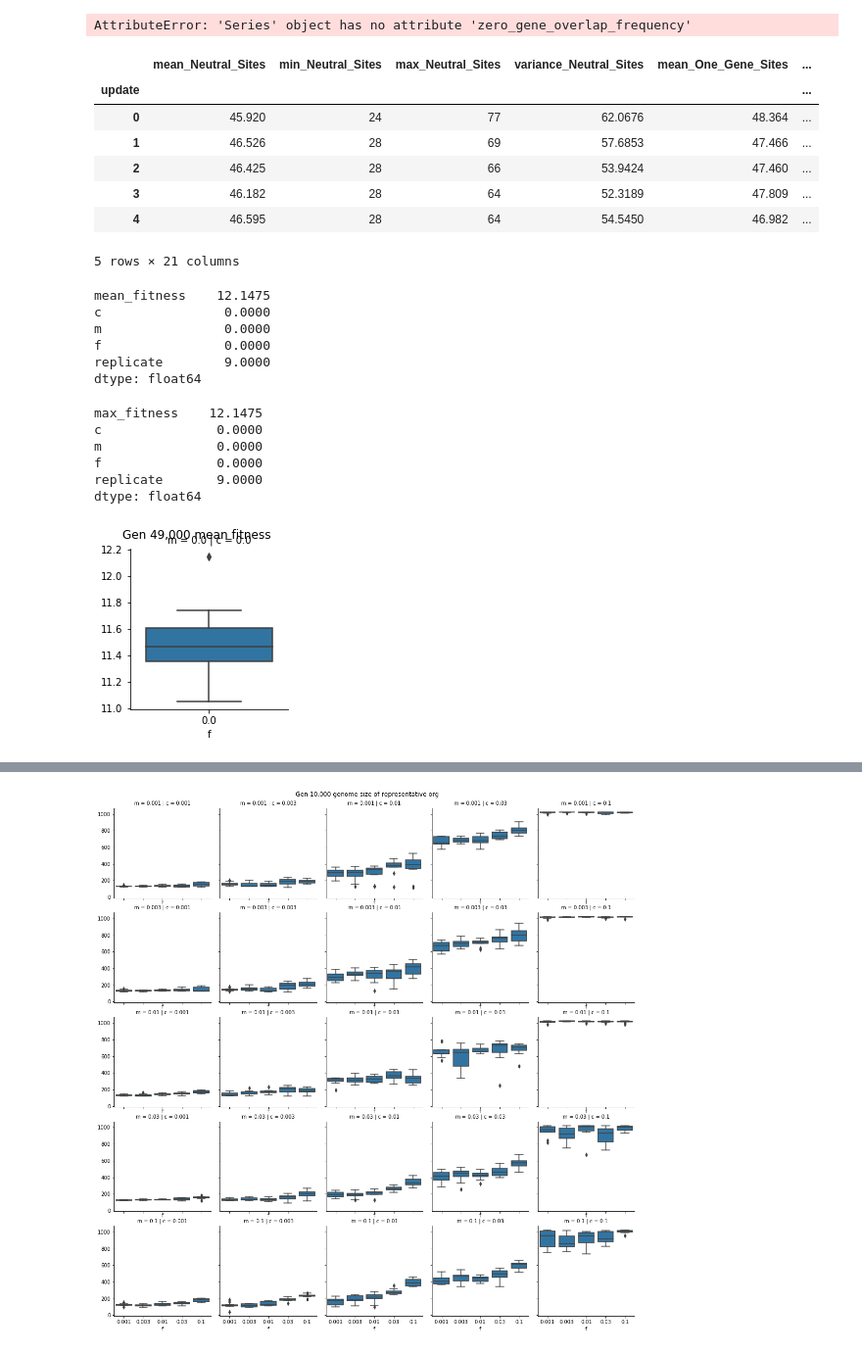
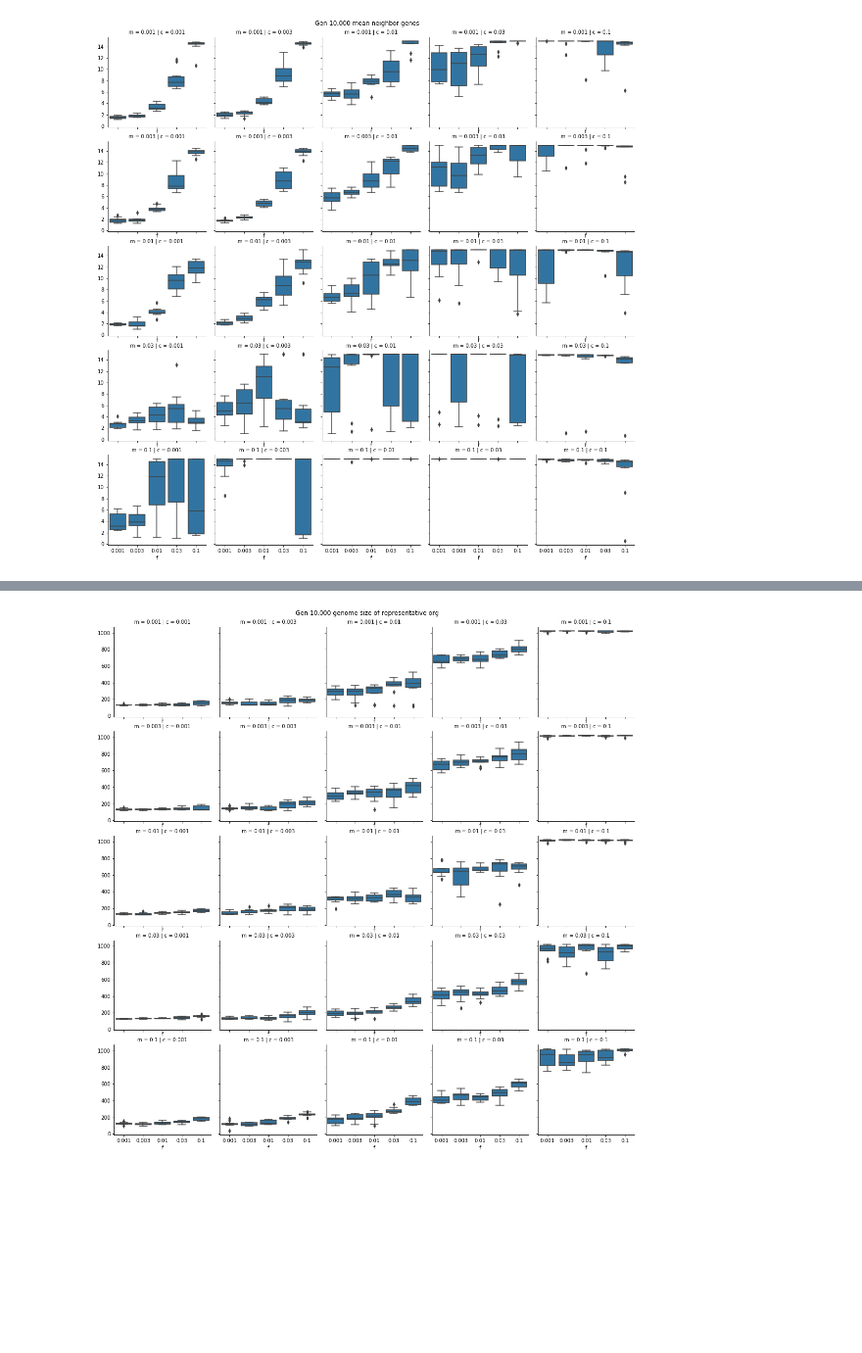
Before and after one commit to leg2015/Aagos, a Jupyter notebook: scripts/DataVis.ipynb, the cells around one changed output, grey strips where cells are left out. Shown at 98% size. Drawn from its saved outputs; the diff is of its cells as text; code cells hidden in the pictures; blank space fills up the shorter version.

Commit message:
changed snapshot cleaning script to allow for option to only pick orgs from final gen. Also cleaned up data vis script. #11 #10

```diff
--- a/scripts/DataVis.ipynb
+++ b/scripts/DataVis.ipynb
@@ -39,19 +79,21 @@ print(list(max_gen_data.columns.values))
 # %%
-# max_gen_fitness = max_gen_data.loc[:,['max_fitness', 'mean_fitness', 'min_fitness', 'c', 'm', 'f', 'replicate']]
 max_gen_fitness = max_gen_data.loc[:,[ 'mean_fitness', 'c', 'm', 'f', 'replicate']]
-max_gen_gene_len = max_gen_data.loc[:, ['mean_Multi_Gene_Sites', 'mean_Neutral_Sites', 'mean_One_Gene_Sites', 'c', 'm', 'f', 'replicate']]
-
-early_gen_gene_len = early_gen_data.loc[:, ['mean_Multi_Gene_Sites', 'mean_Neutral_Sites', 'mean_One_Gene_Sites', 'c', 'm', 'f', 'replicate']]
+max_gen_gene_len = max_gen_data.loc[:, ['mean_gene_length', 'c', 'm', 'f', 'replicate']]
+max_gen_overlap = max_gen_data.loc[:,[ 'mean_Overlap', 'c', 'm', 'f', 'replicate']]
+max_gen_coding = max_gen_data.loc[:,[ 'mean_coding_sites', 'c', 'm', 'f', 'replicate']]
+max_gen_neutral = max_gen_data.loc[:,[ 'mean_Neutral_Sites', 'c', 'm', 'f', 'replicate']]
+max_gen_neighbor = max_gen_data.loc[:,[ 'mean_Neighbor_Genes', 'c', 'm', 'f', 'replicate']]
 
 early_gen_fitness = early_gen_data.loc[:,[ 'mean_fitness', 'c', 'm', 'f', 'replicate']]
-max_gen_overlap = max_gen_data.loc[:,[ 'mean_Overlap', 'c', 'm', 'f', 'replicate']]
+early_gen_gene_len = early_gen_data.loc[:, ['mean_gene_length', 'c', 'm', 'f', 'replicate']]
 early_gen_overlap = early_gen_data.loc[:,[ 'mean_Overlap', 'c', 'm', 'f', 'replicate']]
+early_gen_coding = early_gen_data.loc[:,[ 'mean_coding_sites', 'c', 'm', 'f', 'replicate']]
+early_gen_neutral = early_gen_data.loc[:,[ 'mean_Neutral_Sites', 'c', 'm', 'f', 'replicate']]
+early_gen_neighbor = early_gen_data.loc[:,[ 'mean_Neighbor_Genes', 'c', 'm', 'f', 'replicate']]
 
-max_gen_rep_gene_len = max_gen_rep_data.loc[:,[ 'genome_size', 'c', 'm', 'f', 'replicate']]
-early_gen_rep_gene_len = early_gen_rep_data.loc[:,[ 'genome_size', 'c', 'm', 'f', 'replicate']]
-
-max_gen_0_fit = max_gen_0.loc[:,[ 'mean_fitness', 'c', 'm', 'f', 'replicate']]
-max_gen_0_fit_max = max_gen_0.loc[:,[ 'max_fitness', 'c', 'm', 'f', 'replicate']]
-early_gen_0_fit = early_gen_0.loc[:,[ 'mean_fitness', 'c', 'm', 'f', 'replicate']]
-
-# max_gen_fitness
+# max_gen_rep_gene_len = max_gen_rep_data.loc[:,[ 'genome_size', 'c', 'm', 'f', 'replicate']]
+# early_gen_rep_gene_len = early_gen_rep_data.loc[:,[ 'genome_size', 'c', 'm', 'f', 'replicate']]
+# max_gen_0_fit = max_gen_0.loc[:,[ 'mean_fitness', 'c', 'm', 'f', 'replicate']]
+# max_gen_0_fit_max = max_gen_0.loc[:,[ 'max_fitness', 'c', 'm', 'f', 'replicate']]
+# early_gen_0_fit = early_gen_0.loc[:,[ 'mean_fitness', 'c', 'm', 'f', 'replicate']]
+# max_gen_gene_len
@@ -84,20 +99,0 @@ Index(['zero_gene_overlap_frequency', 'one_gene_overlap_frequency',
-# %%
-for i in range(len(hist_test.index)):
-    hist_test['hist gene_length'] = hist_test.iloc[i].zero_gene_overlap_frequency # + hist_test_extract.iloc[i].1_gene_overlap_frequency   + hist_test_extract.iloc[i].2_gene_overlap_frequency + hist_test_extract.iloc[i].3_gene_overlap_frequency + hist_test_extract.iloc[i].4_gene_overlap_frequency + hist_test_extract.iloc[i].5_gene_overlap_frequency + hist_test_extract.iloc[i].6_gene_overlap_frequency + hist_test_extract.iloc[i].7_gene_overlap_frequency + hist_test_extract.iloc[i].8_gene_overlap_frequency + hist_test_extract.iloc[i].9_gene_overlap_frequency + hist_test_extract.iloc[i].10_gene_overlap_frequency + hist_test_extract.iloc[i].11_gene_overlap_frequency + hist_test_extract.iloc[i].12_gene_overlap_frequency + hist_test_extract.iloc[i].13_gene_overlap_frequency + hist_test_extract.iloc[i].14_gene_overlap_frequency + hist_test_extract.iloc[i].15_gene_overlap_frequency + hist_test_extract.iloc[i].16_gene_overlap_frequency
-# hist_test
-# %% [output]
-AttributeError: 'Series' object has no attribute 'zero_gene_overlap_frequency'
-# %%
-for i in range(len(hist_test.index)):
-    hist_test['gene_length'] = hist_test.iloc[i].mean_Multi_Gene_Sites + hist_test.iloc[i].mean_Neutral_Sites + hist_test.iloc[i].mean_One_Gene_Sites
-
-hist_test
-# %% [output]
-|  | mean_Neutral_Sites | min_Neutral_Sites | max_Neutral_Sites | variance_Neutral_Sites | mean_One_Gene_Sites | ... |
-| update |  |  |  |  |  | ... |
-| 0 | 45.920 | 24 | 77 | 62.0676 | 48.364 | ... |
-| 1 | 46.526 | 28 | 69 | 57.6853 | 47.466 | ... |
-| 2 | 46.425 | 28 | 66 | 53.9424 | 47.460 | ... |
-| 3 | 46.182 | 28 | 64 | 52.3189 | 47.809 | ... |
-| 4 | 46.595 | 28 | 64 | 54.5450 | 46.982 | ... |
-5 rows × 21 columns
@@ -120,25 +100,12 @@ hist_test
 # %%
-facet = sns.FacetGrid(max_gen_0_fit, col="c", row="m",)
-facet.map_dataframe(sns.boxplot, x="f", y="mean_fitness")
+facet = sns.FacetGrid(early_gen_neighbor, col="c", row="m",)
+facet.map_dataframe(sns.boxplot, x="f", y="mean_Neighbor_Genes")
 for axis in facet.axes.flat:
     axis.set_xlabel("f")
-# plt.subplots_adjust(top=0.95)
-facet.fig.suptitle('Gen 49,000 mean fitness') # can also get
-facet.savefig("max_gen_0_fit.pdf")
-
-print(max_gen_0_fit.max())
-max_gen_0_fit_max.max() # makes sense that the max and mean fitness are the same since the best organism quickly fills the whole population with no mutation changes
+plt.subplots_adjust(top=0.95)
+facet.fig.suptitle('Gen 10,000 mean neighbor genes') # can also get
+facet.savefig("early_gen_neighbor.pdf")
+# TODO: figure early_gen_neighbor how to save pdfs to figure directory
+# also way so don't have to boilerplate would be nice
 # %% [output]
-mean_fitness    12.1475
-c                0.0000
-m                0.0000
-f                0.0000
-replicate        9.0000
-dtype: float64
-max_fitness    12.1475
-c               0.0000
-m               0.0000
-f               0.0000
-replicate       9.0000
-dtype: float64
-[figure, old version]
+[figure, new version]
```
Also changed, not shown: parts of 12 cells of this notebook, 1 other file.
